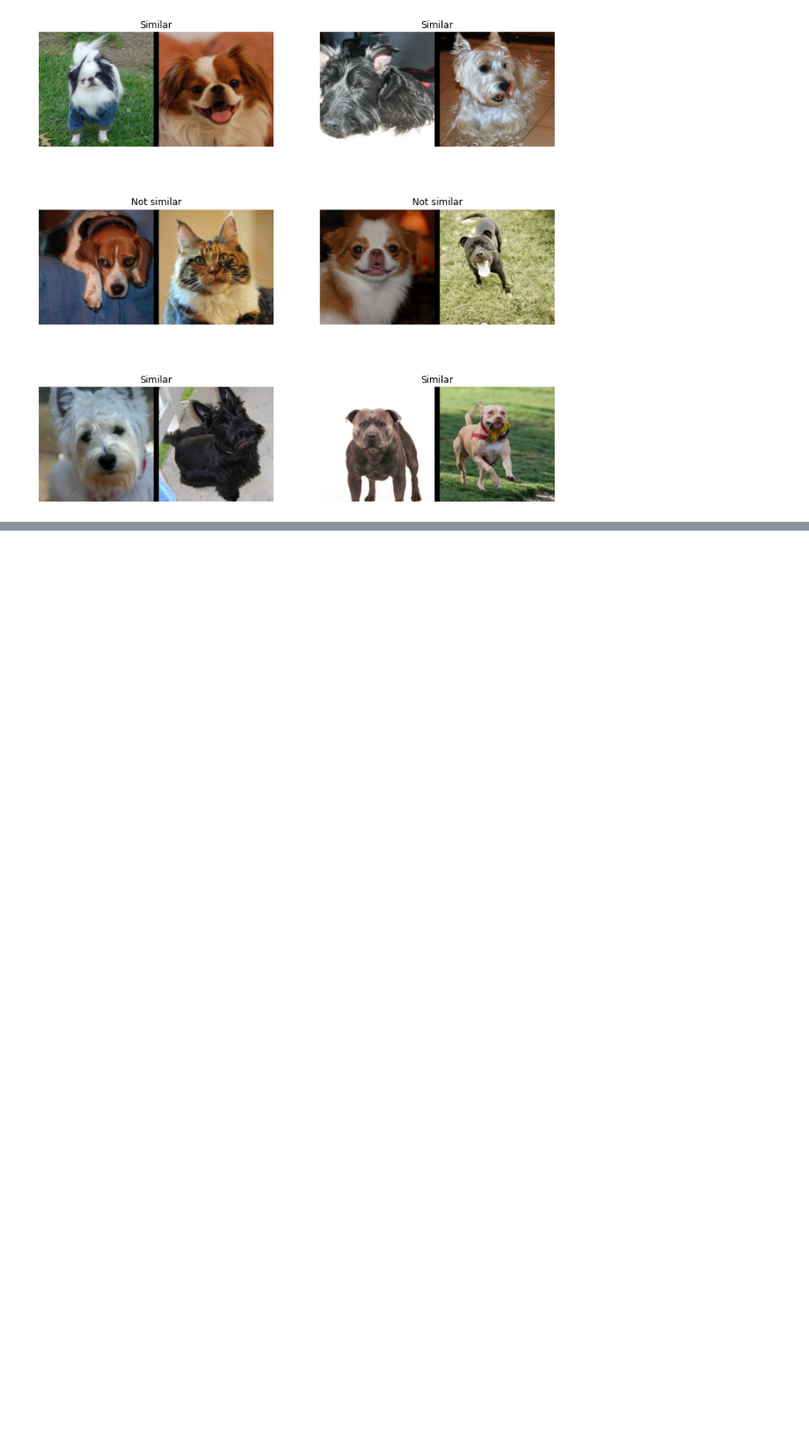
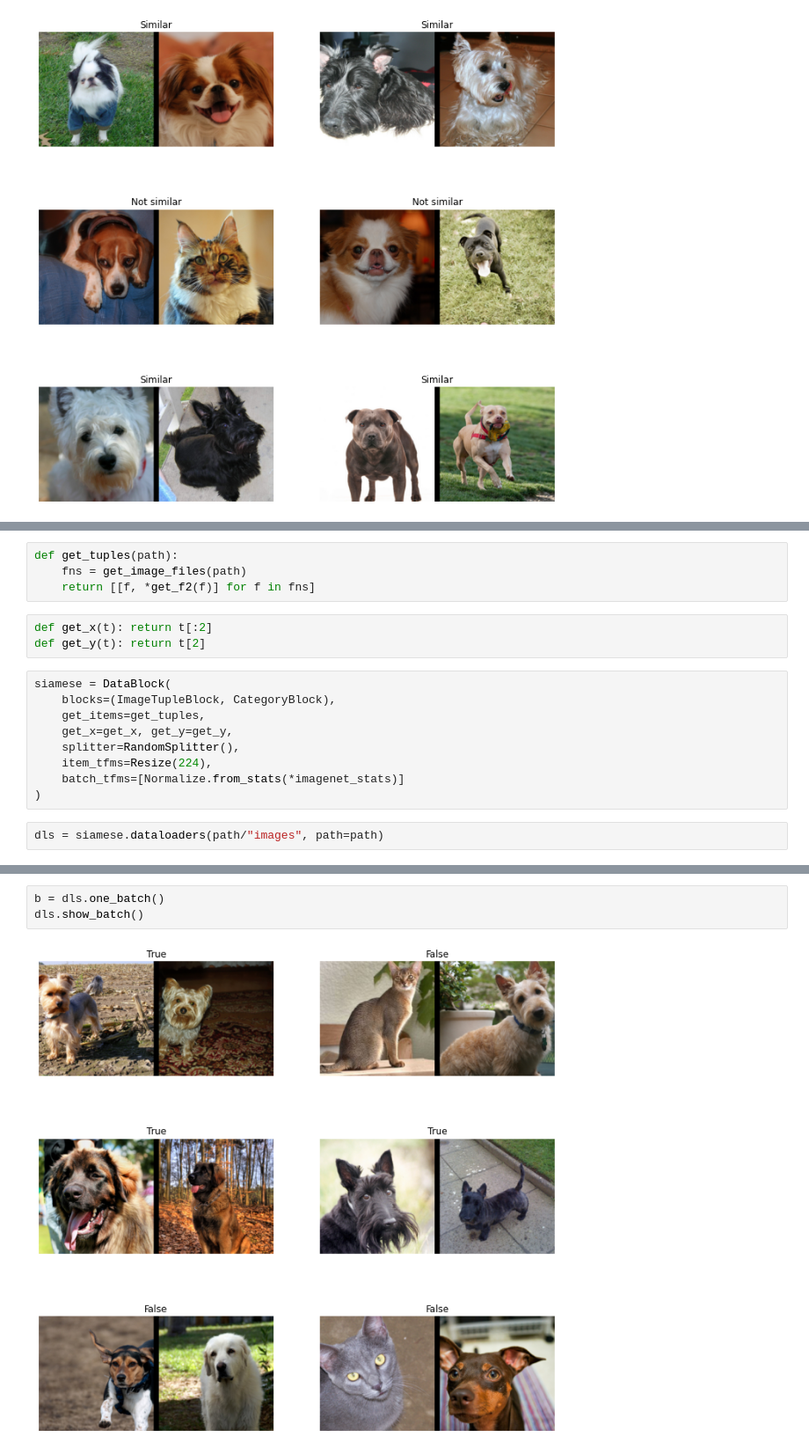
Before and after one commit to mccallion/rory, a Jupyter notebook: _20200916_siamese.ipynb, the cells around one changed output, grey strips where cells are left out. Shown at 88% size. Cells and saved outputs as stored; diff of their text form; blank space fills up the shorter version.

Commit message:
Saving progress on siamese tutorial.

```diff
--- a/_20200916_siamese.ipynb
+++ b/_20200916_siamese.ipynb
@@ -292,0 +362,18 @@ dls.show_batch()
+# %%
+def get_tuples(path):
+    fns = get_image_files(path)
+    return [[f, *get_f2(f)] for f in fns]
+# %%
+def get_x(t): return t[:2]
+def get_y(t): return t[2]
+# %%
+siamese = DataBlock(
+    blocks=(ImageTupleBlock, CategoryBlock),
+    get_items=get_tuples,
+    get_x=get_x, get_y=get_y,
+    splitter=RandomSplitter(),
+    item_tfms=Resize(224),
+    batch_tfms=[Normalize.from_stats(*imagenet_stats)]
+)
+# %%
+dls = siamese.dataloaders(path/"images", path=path)
@@ -292,0 +396,5 @@ dls.show_batch()
+# %%
+b = dls.one_batch()
+dls.show_batch()
+# %% [output]
+[figure, added]
```
Also changed, not shown: parts of 35 cells of this notebook, 1 other file.
